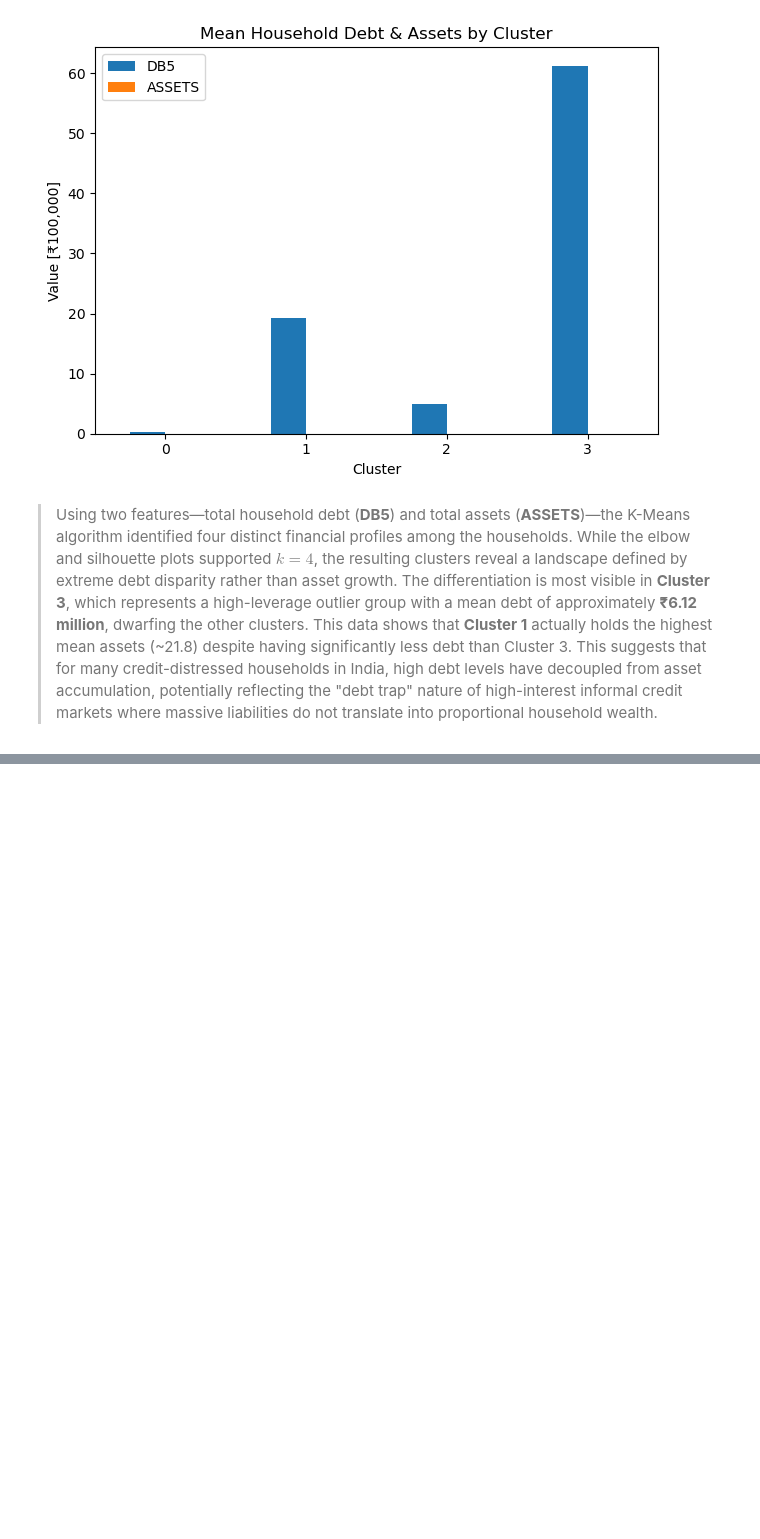
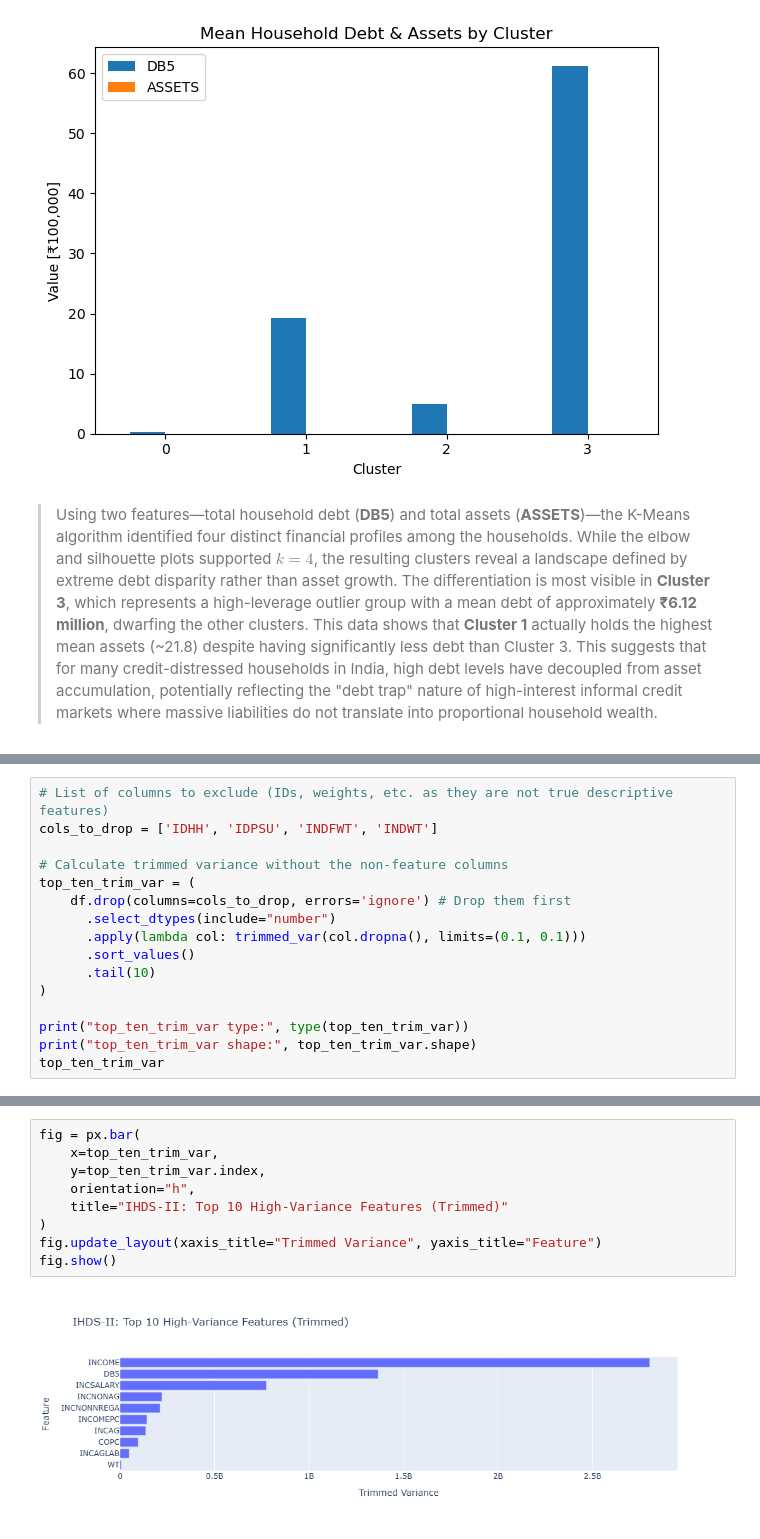
Before and after one commit to AJ-MH/Data-Science-Machine-Learning, a Jupyter notebook: indian-household-segmentation/indian_household_segmentation.ipynb, the cells around one changed output, grey strips where cells are left out. Saved outputs shown, nothing was run; the diff lists cells and outputs as text; blank space fills up the shorter version.

Commit message:
Section 3 - multi-feature clustering, trimmed variance, PCA

```diff
--- a/indian-household-segmentation/indian_household_segmentation.ipynb
+++ b/indian-household-segmentation/indian_household_segmentation.ipynb
@@ -610,0 +686,16 @@ Mean values per cluster:
+# %%
+# List of columns to exclude (IDs, weights, etc. as they are not true descriptive features)
+cols_to_drop = ['IDHH', 'IDPSU', 'INDFWT', 'INDWT']
+
+# Calculate trimmed variance without the non-feature columns
+top_ten_trim_var = (
+    df.drop(columns=cols_to_drop, errors='ignore') # Drop them first
+      .select_dtypes(include="number")
+      .apply(lambda col: trimmed_var(col.dropna(), limits=(0.1, 0.1)))
+      .sort_values()
+      .tail(10)
+)
+
+print("top_ten_trim_var type:", type(top_ten_trim_var))
+print("top_ten_trim_var shape:", top_ten_trim_var.shape)
+top_ten_trim_var
@@ -610,0 +716,11 @@ Mean values per cluster:
+# %%
+fig = px.bar(
+    x=top_ten_trim_var,
+    y=top_ten_trim_var.index,
+    orientation="h",
+    title="IHDS-II: Top 10 High-Variance Features (Trimmed)"
+)
+fig.update_layout(xaxis_title="Trimmed Variance", yaxis_title="Feature")
+fig.show()
+# %% [output]
+[figure, added]
```
Also changed, not shown: parts of 19 cells of this notebook.
